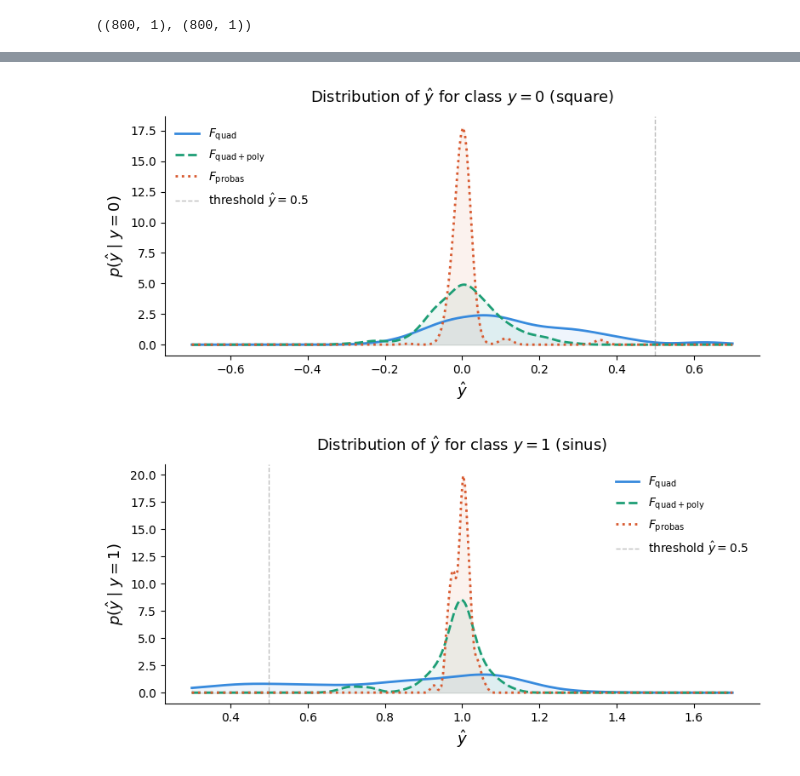
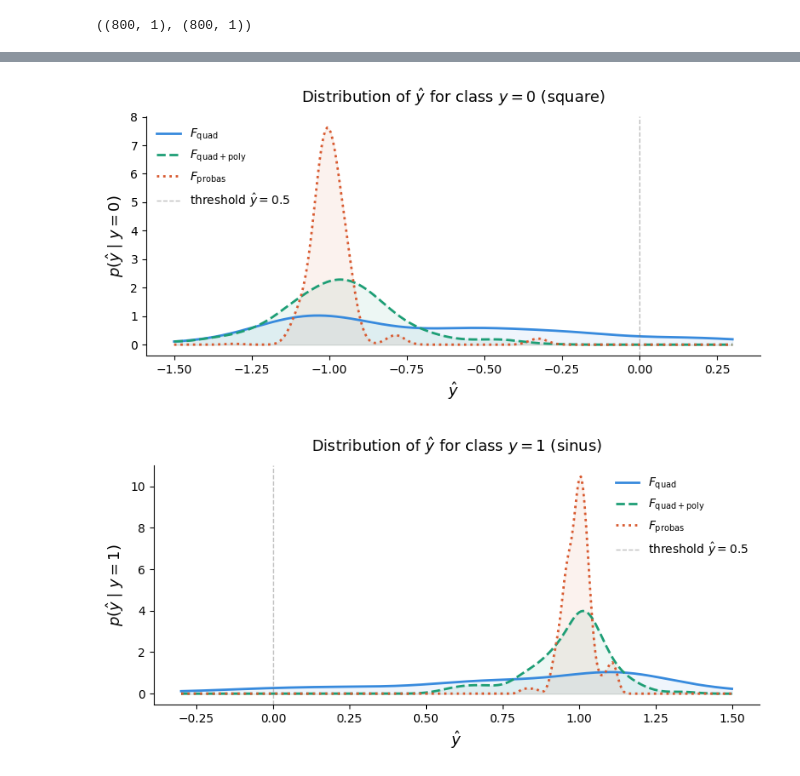
Before and after one commit to nicolasmalet/Quantum-Learn, a Jupyter notebook: QRC.ipynb, the cells around one changed output, grey strips where cells are left out. Saved outputs shown, nothing was run; the diff lists cells and outputs as text; code cells hidden in the pictures.

```diff
--- a/QRC.ipynb
+++ b/QRC.ipynb
@@ -31,7 +31,7 @@ Encoding(
 )
 # %%
 X = np.load(dataset_path / "X.npy")
-Y = np.load(dataset_path / "Y.npy")
+Y = 2 * np.load(dataset_path / "Y.npy") - 1
 
 X.shape, Y.shape
 # %% [output]
@@ -76,17 +76,18 @@ Y_pred_quad.shape, Y_test.shape
 # %% [output]
 ((800, 1), (800, 1))
 # %%
-threshold = 0.5
+threshold = 0
 
 Y_pred_01_quad = Y_pred_quad >= threshold
-acc_quad = np.mean(Y_pred_01_quad == Y_test)
+Y_test_01 = Y_test >= 0
+acc_quad = np.mean(Y_pred_01_quad == Y_test_01)
 print(f"Accuracy quadratures = {acc_quad * 1e2} %")
 
 Y_pred_01_quad_poly = Y_pred_quad_poly >= threshold
-acc_quad_poly = np.mean(Y_pred_01_quad_poly == Y_test)
+acc_quad_poly = np.mean(Y_pred_01_quad_poly == Y_test_01)
 print(f"Accuracy quadratures poly= {acc_quad_poly * 1e2} %")
 
 Y_pred_01_probas = Y_pred_probas >= threshold
-acc_probas = np.mean(Y_pred_01_probas == Y_test)
+acc_probas = np.mean(Y_pred_01_probas == Y_test_01)
 print(f"Accuracy probas = {acc_probas * 1e2} %")
 # %% [output]
@@ -100,7 +101,7 @@ import matplotlib.pyplot as plt
 
 fig, ax = plt.subplots(figsize=(8, 4))
 mask = Y_test[:, 0] == 1
-x = np.linspace(-0.7, 1.7, 300)
+x = np.linspace(-1.7, 1.7, 300)
 
 configs = [
     (Y_pred_quad[:, 0],      '#378ADD', '-',  r'$F_{\mathrm{quad}}$'),
@@ -115,7 +116,7 @@ for data, color, ls, label in configs:
 
 ax.set_title(r"Distribution of $\hat{y}$",
              fontsize=13, pad=12)
-ax.axvline(0.5, color='gray', lw=1, ls='--', alpha=0.5,
+ax.axvline(threshold, color='gray', lw=1, ls='--', alpha=0.5,
            label=r'threshold $\hat{y}=0.5$')
 ax.set_xlabel(r"$\hat{y}$", fontsize=13)
 ax.set_ylabel(r"$p(\hat{y})$", fontsize=13)
@@ -128,7 +129,7 @@ plt.show()
 # %%
 fig, ax = plt.subplots(figsize=(8, 4))
-mask = Y_test[:, 0] == 0
-x = np.linspace(-0.7, 0.7, 300)
+mask = Y_test[:, 0] == -1
+x = np.linspace(-1.5, 0.3, 300)
 
 configs = [
     (Y_pred_quad[mask, 0],      '#378ADD', '-',  r'$F_{\mathrm{quad}}$'),
@@ -143,7 +144,7 @@ for data, color, ls, label in configs:
 
 ax.set_title(r"Distribution of $\hat{y}$ for class $y=0$ (square)",
              fontsize=13, pad=12)
-ax.axvline(0.5, color='gray', lw=1, ls='--', alpha=0.5,
+ax.axvline(threshold, color='gray', lw=1, ls='--', alpha=0.5,
            label=r'threshold $\hat{y}=0.5$')
 ax.set_xlabel(r"$\hat{y}$", fontsize=13)
 ax.set_ylabel(r"$p(\hat{y} \mid y=0)$", fontsize=13)
@@ -152,32 +153,32 @@ ax.spines[['top','right']].set_visible(False)
 plt.tight_layout()
 plt.show()
 # %% [output]
-[figure, old version]
+[figure, new version]
 # %%
 fig, ax = plt.subplots(figsize=(8, 4))
 mask = Y_test[:, 0] == 1
-x = np.linspace(0.3, 1.7, 300)
+x = np.linspace(-0.3, 1.5, 300)
 
 configs = [
     (Y_pred_quad[mask, 0],      '#378ADD', '-',  r'$F_{\mathrm{quad}}$'),
     (Y_pred_quad_poly[mask, 0], '#1D9E75', '--', r'$F_{\mathrm{quad+poly}}$'),
     (Y_pred_probas[mask, 0],    '#D85A30', ':',  r'$F_{\mathrm{probas}}$'),
 ]
 
 for data, color, ls, label in configs:
     kde = gaussian_kde(data)
     ax.plot(x, kde(x), color=color, ls=ls, lw=2, label=label)
     ax.fill_between(x, kde(x), alpha=0.08, color=color)
 
 ax.set_title(r"Distribution of $\hat{y}$ for class $y=1$ (sinus)",
              fontsize=13, pad=12)
-ax.axvline(0.5, color='gray', lw=1, ls='--', alpha=0.5,
+ax.axvline(threshold, color='gray', lw=1, ls='--', alpha=0.5,
            label=r'threshold $\hat{y}=0.5$')
 ax.set_xlabel(r"$\hat{y}$", fontsize=13)
 ax.set_ylabel(r"$p(\hat{y} \mid y=1)$", fontsize=13)
 ax.legend(frameon=False)
 ax.spines[['top','right']].set_visible(False)
 plt.tight_layout()
 plt.show()
 # %% [output]
-[figure, old version]
+[figure, new version]
```
Also changed, not shown: parts of 3 cells of this notebook, 8 other files.
